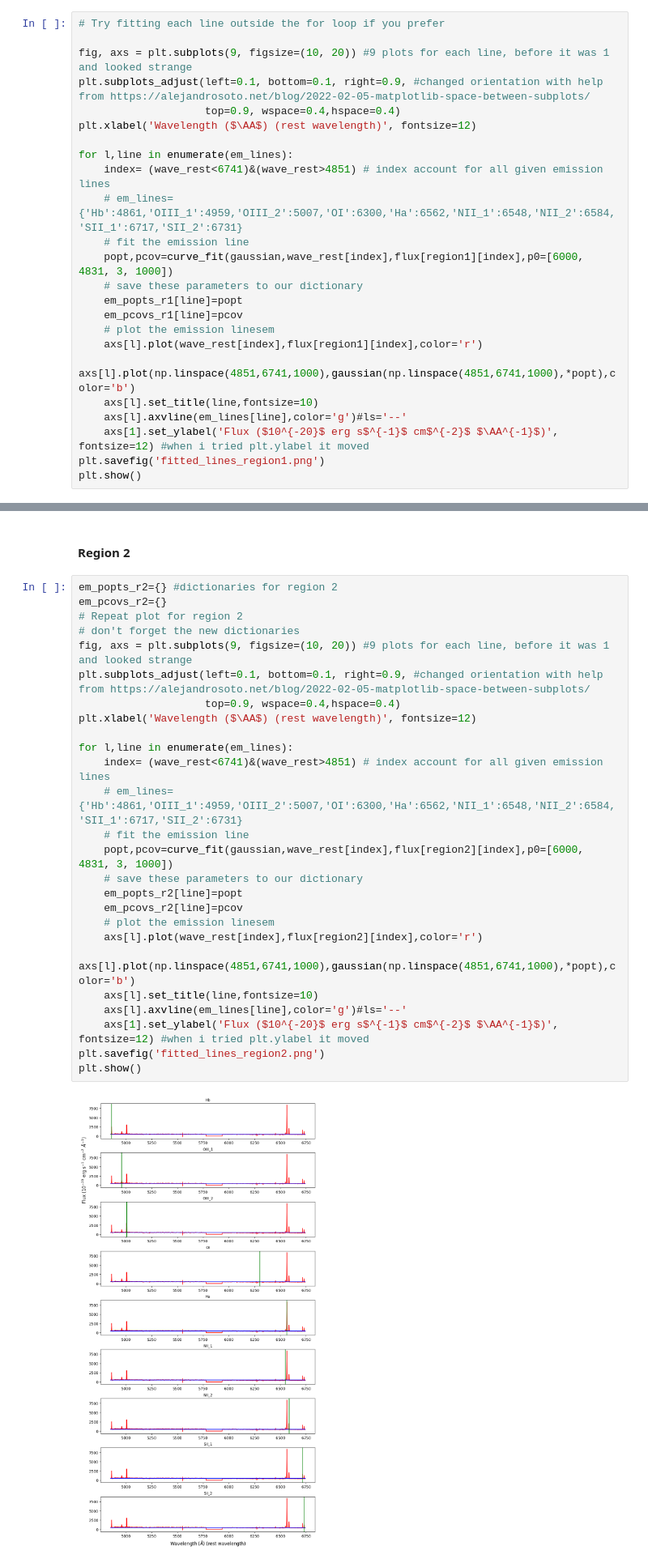
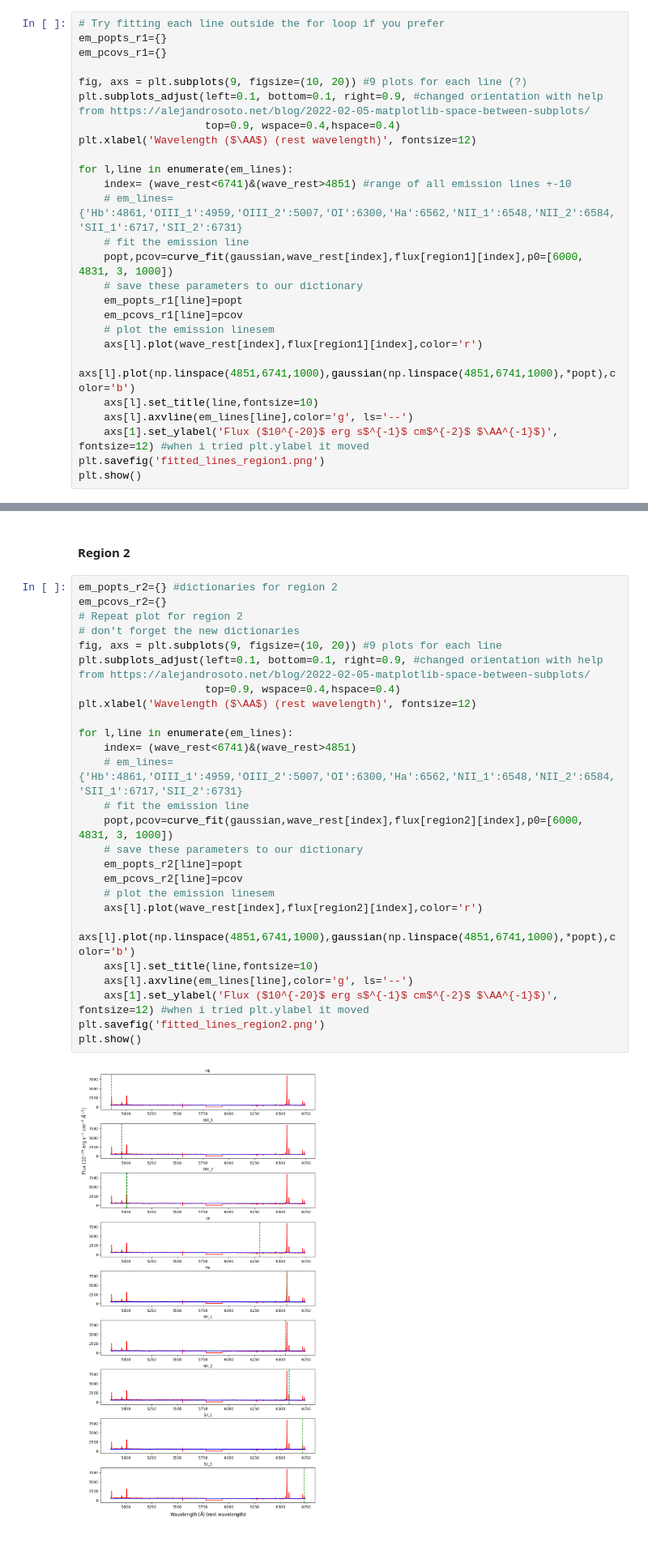
Before and after one commit to myasmedley/HII-Regions-in-NGC-253---Polaris-2026, a Jupyter notebook: PlottingEmissionLines.ipynb, the cells around one changed output, grey strips where cells are left out. Shown at 81% size. Cells and saved outputs as stored; diff of their text form.

```diff
--- a/PlottingEmissionLines.ipynb
+++ b/PlottingEmissionLines.ipynb
@@ -385,14 +380,16 @@ plt.show()
 #### Region 1
 # %%
 # Try fitting each line outside the for loop if you prefer
+em_popts_r1={}
+em_pcovs_r1={}
 
-fig, axs = plt.subplots(9, figsize=(10, 20)) #9 plots for each line, before it was 1 and looked strange
+fig, axs = plt.subplots(9, figsize=(10, 20)) #9 plots for each line (?)
 plt.subplots_adjust(left=0.1, bottom=0.1, right=0.9, #changed orientation with help from https://alejandrosoto.net/blog/2022-02-05-matplotlib-space-between-subplots/
                     top=0.9, wspace=0.4,hspace=0.4)
 plt.xlabel('Wavelength ($\AA$) (rest wavelength)', fontsize=12)
 
 for l,line in enumerate(em_lines):
-    index= (wave_rest<6741)&(wave_rest>4851) # index account for all given emission lines
+    index= (wave_rest<6741)&(wave_rest>4851) #range of all emission lines +-10
     # em_lines={'Hb':4861,'OIII_1':4959,'OIII_2':5007,'OI':6300,'Ha':6562,'NII_1':6548,'NII_2':6584,'SII_1':6717,'SII_2':6731}
     # fit the emission line
     popt,pcov=curve_fit(gaussian,wave_rest[index],flux[region1][index],p0=[6000, 4831, 3, 1000])
@@ -403,7 +400,7 @@ for l,line in enumerate(em_lines):
     axs[l].plot(wave_rest[index],flux[region1][index],color='r')
     axs[l].plot(np.linspace(4851,6741,1000),gaussian(np.linspace(4851,6741,1000),*popt),color='b')
     axs[l].set_title(line,fontsize=10)
-    axs[l].axvline(em_lines[line],color='g')#ls='--'
+    axs[l].axvline(em_lines[line],color='g', ls='--')
     axs[1].set_ylabel('Flux ($10^{-20}$ erg s$^{-1}$ cm$^{-2}$ $\AA^{-1}$)', fontsize=12) #when i tried plt.ylabel it moved
 plt.savefig('fitted_lines_region1.png')
 plt.show()
@@ -418,31 +415,31 @@ Let's repeat for Region 2.
 # %%
 em_popts_r2={} #dictionaries for region 2
 em_pcovs_r2={}
 # Repeat plot for region 2
 # don't forget the new dictionaries
-fig, axs = plt.subplots(9, figsize=(10, 20)) #9 plots for each line, before it was 1 and looked strange
+fig, axs = plt.subplots(9, figsize=(10, 20)) #9 plots for each line
 plt.subplots_adjust(left=0.1, bottom=0.1, right=0.9, #changed orientation with help from https://alejandrosoto.net/blog/2022-02-05-matplotlib-space-between-subplots/
                     top=0.9, wspace=0.4,hspace=0.4)
 plt.xlabel('Wavelength ($\AA$) (rest wavelength)', fontsize=12)
 
 for l,line in enumerate(em_lines):
-    index= (wave_rest<6741)&(wave_rest>4851) # index account for all given emission lines
+    index= (wave_rest<6741)&(wave_rest>4851)
     # em_lines={'Hb':4861,'OIII_1':4959,'OIII_2':5007,'OI':6300,'Ha':6562,'NII_1':6548,'NII_2':6584,'SII_1':6717,'SII_2':6731}
     # fit the emission line
     popt,pcov=curve_fit(gaussian,wave_rest[index],flux[region2][index],p0=[6000, 4831, 3, 1000])
     # save these parameters to our dictionary
     em_popts_r2[line]=popt
     em_pcovs_r2[line]=pcov
     # plot the emission linesem
     axs[l].plot(wave_rest[index],flux[region2][index],color='r')
     axs[l].plot(np.linspace(4851,6741,1000),gaussian(np.linspace(4851,6741,1000),*popt),color='b')
     axs[l].set_title(line,fontsize=10)
-    axs[l].axvline(em_lines[line],color='g')#ls='--'
+    axs[l].axvline(em_lines[line],color='g', ls='--')
     axs[1].set_ylabel('Flux ($10^{-20}$ erg s$^{-1}$ cm$^{-2}$ $\AA^{-1}$)', fontsize=12) #when i tried plt.ylabel it moved
 plt.savefig('fitted_lines_region2.png')
 plt.show()
 # %% [output]
-[figure, old version]
+[figure, new version]
 # %% [markdown]
 ## Measuring Line Fluxes
 # %% [markdown]
```
Also changed, not shown: parts of 5 cells of this notebook, 2 other files.
